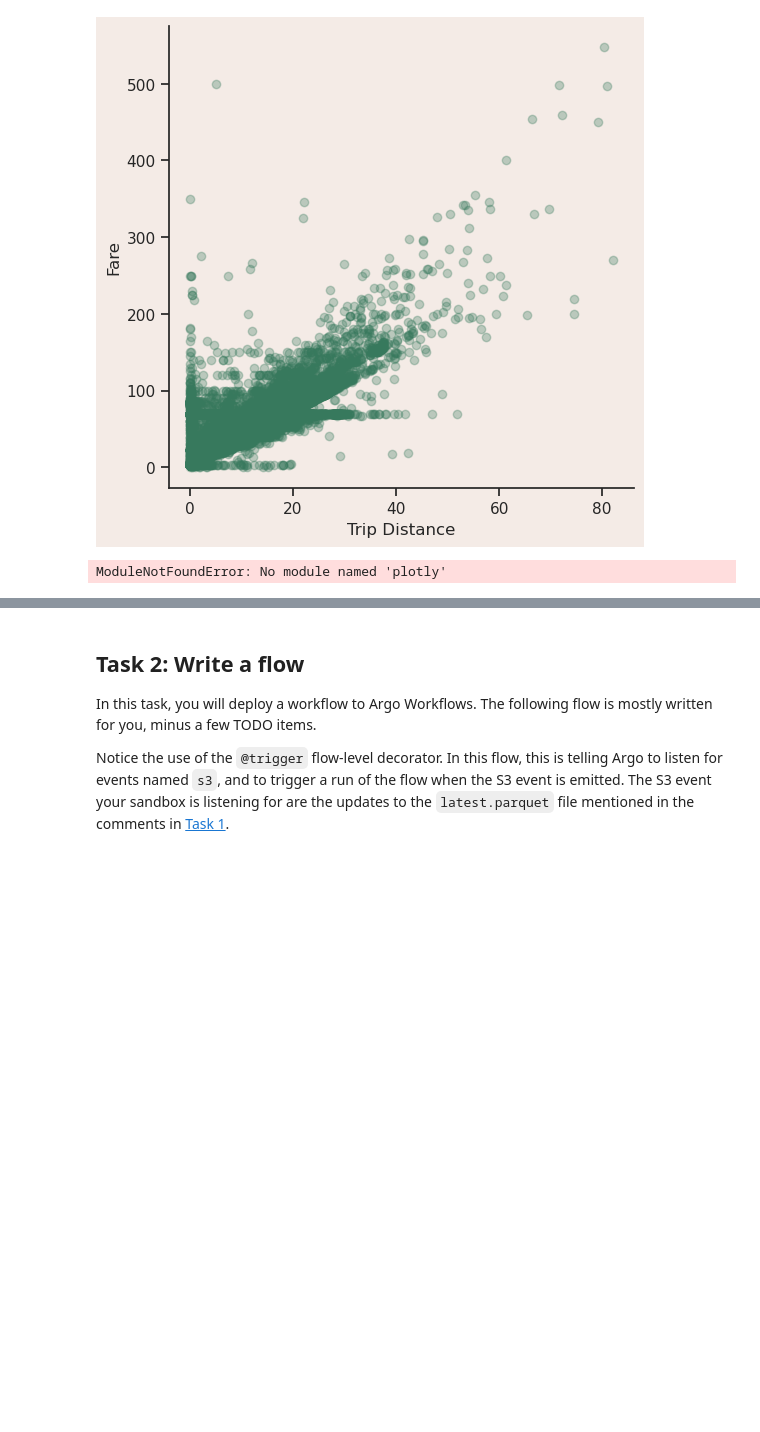
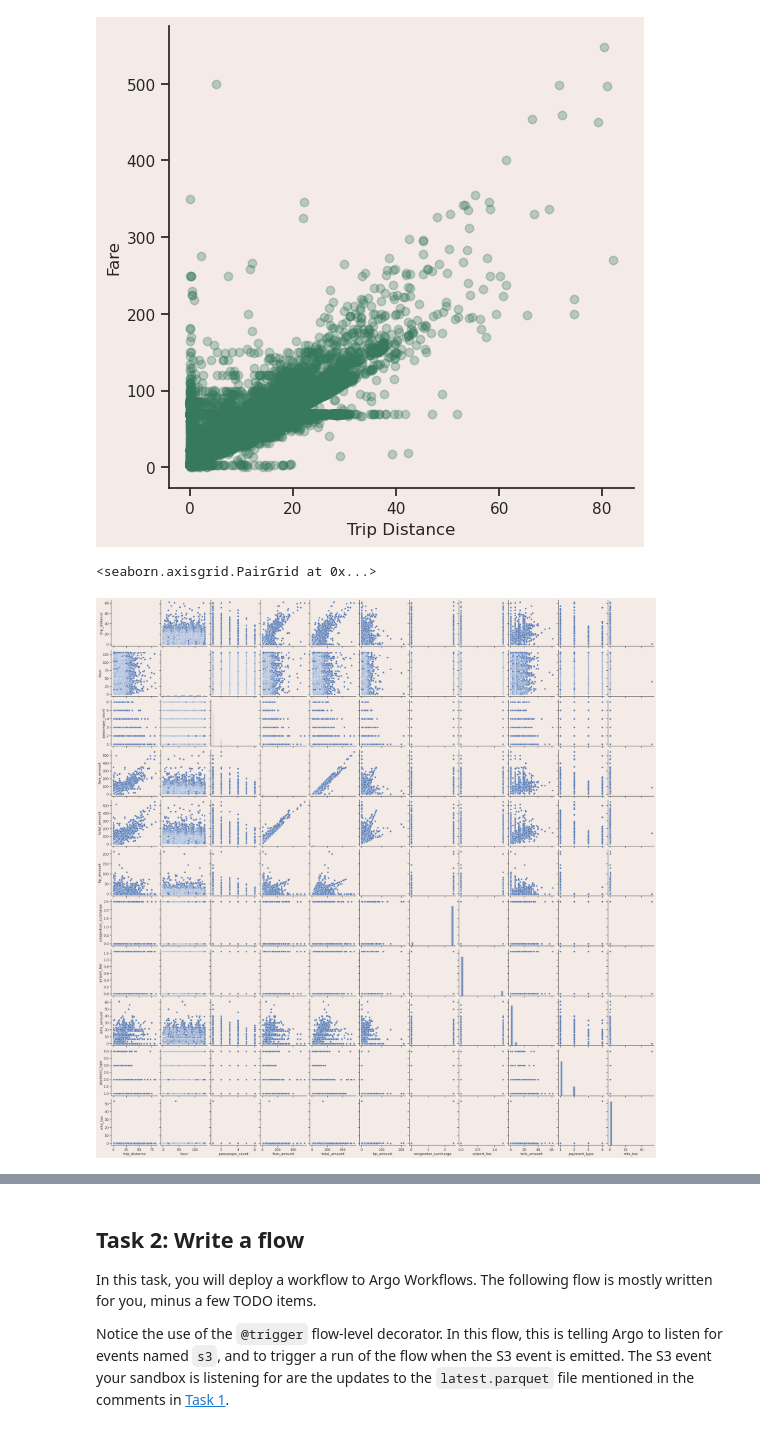
Before and after one commit to angadgadre/full-stack-ml-metaflow-corise-week-3, a Jupyter notebook: project/template.ipynb, the cells around one changed output, grey strips where cells are left out. Saved outputs shown, nothing was run; the diff lists cells and outputs as text; code cells hidden in the pictures; blank space fills up the shorter version.

```diff
--- a/project/template.ipynb
+++ b/project/template.ipynb
@@ -144,13 +150,16 @@ ax.set_ylabel("Fare");
 [figure]
 # %%
 # plotly pairwise plot of all the variables raw and then after they have been feature engineered
-import plotly.express as px
+# import plotly.express as px
 
-_df = df.filter(items=['trip_distance', 'tpep_pickup_datetime', 'tpep_dropoff_datetime', 'passenger_count', 'fare_amount', 'total_amount', 'tip_amount', 'congestion_surcharge', 'airport_fee', 'tolls_amount', 'payment_type', 'mta_tax'])
-fig = px.scatter_matrix(_df)
+_df_raw = df.filter(items=['trip_distance', 'hour', 'passenger_count', 'fare_amount', 'total_amount', 'tip_amount', 'congestion_surcharge', 'airport_fee', 'tolls_amount', 'payment_type', 'mta_tax'])
 
-fig.show()
+# fig = px.scatter_matrix(_df)
+# fig.show()
+
+sns.pairplot(_df_raw)
 # %% [output]
-ModuleNotFoundError: No module named 'plotly'
+<seaborn.axisgrid.PairGrid at 0x...>
+[figure, added]
 # %%
 from sklearn.pipeline import Pipeline
```
Also changed, not shown: parts of 9 cells of this notebook, 1 other file.
